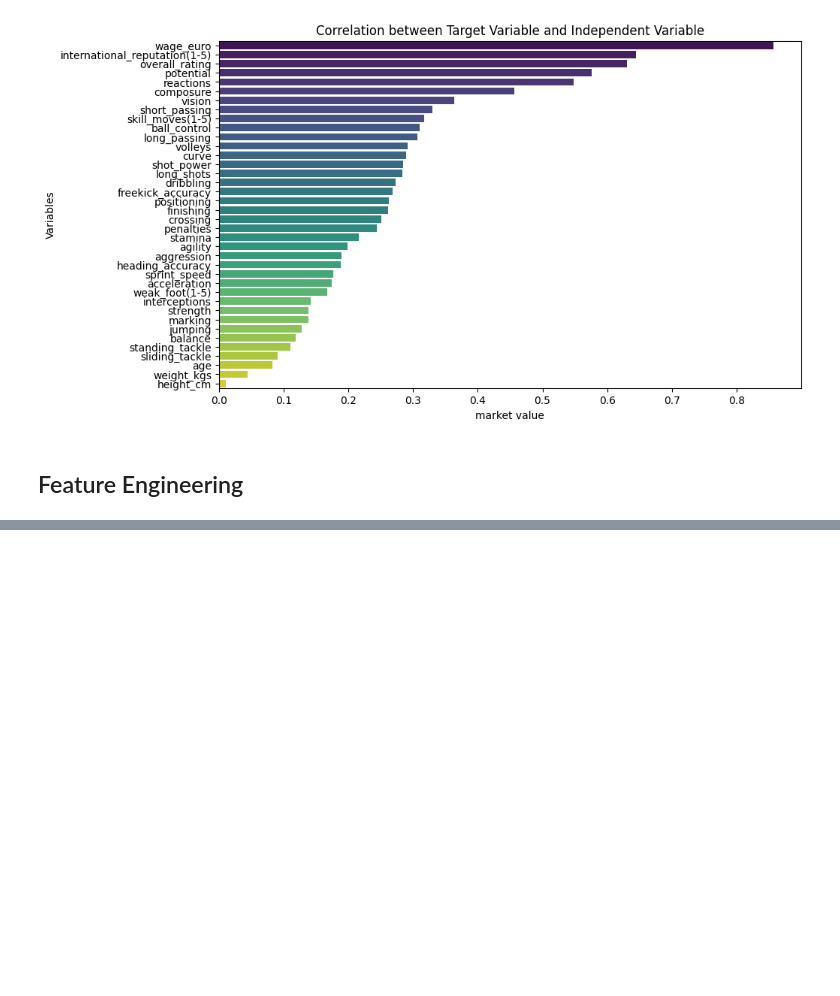
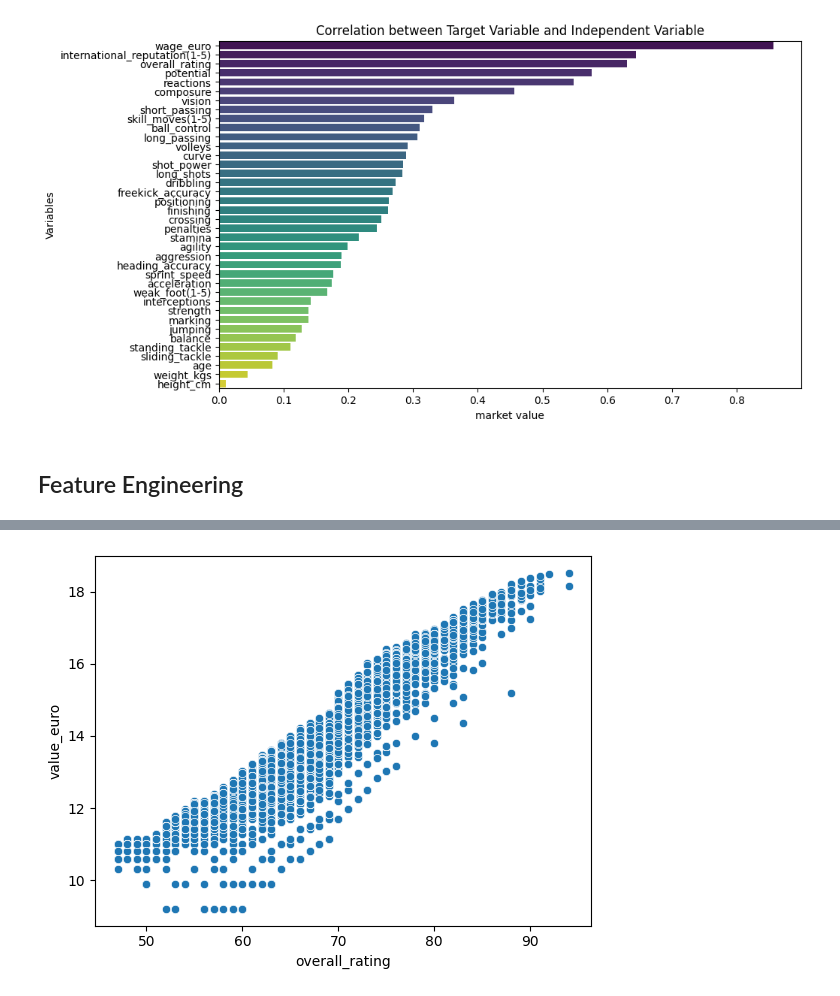
Before and after one commit to Gokhan-Balta/Value-Euro-Forecast, a Jupyter notebook: value_euro_forecast.ipynb, the cells around one changed output, grey strips where cells are left out. Cells and saved outputs as stored; diff of their text form; code cells hidden in the pictures; blank space fills up the shorter version.

```diff
--- a/value_euro_forecast.ipynb
+++ b/value_euro_forecast.ipynb
@@ -202,0 +341,6 @@ df["offansive_skills"] = (df["crossing"] + df["finishing"] + df["long_shots"] +
+# %%
+# overall_rating vs value_euro chart
+sns.scatterplot(data=df, x="overall_rating", y="value_euro")
+plt.show()
+# %% [output]
+[figure, added]
```
Also changed, not shown: parts of 15 cells of this notebook.
